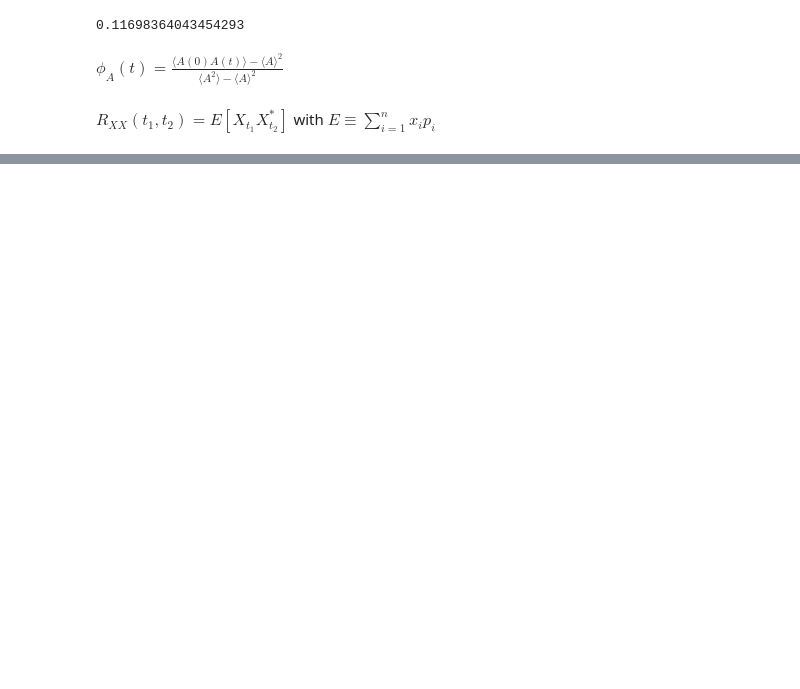
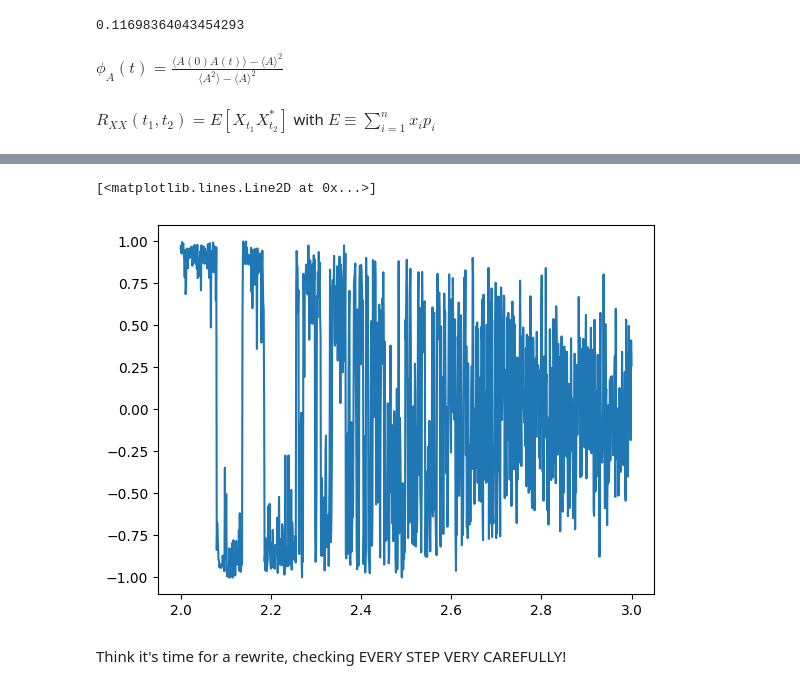
Before and after one commit to noahchanoah/thesis, a Jupyter notebook: IsingSci.ipynb, the cells around one changed output, grey strips where cells are left out. Saved outputs shown, nothing was run; the diff lists cells and outputs as text; code cells hidden in the pictures; blank space fills up the shorter version.

```diff
--- a/IsingSci.ipynb
+++ b/IsingSci.ipynb
@@ -341,0 +432,13 @@ Utility
+# %%
+magArr = []
+newHotLattice = initLattice(10, True)
+tempRange = np.linspace(2,3,1000)
+for temperature in tempRange:
+    relaxLattice(newHotLattice, temperature, 5000)
+    magAfterTherm = MetropolisDumb(newHotLattice, temperature, 1000)
+    magArr.append(magAfterTherm[len(magAfterTherm)-1])
+
+plt.plot(tempRange, magArr)
+# %% [output]
+[<matplotlib.lines.Line2D at 0x...>]
+[figure, added]
@@ -341,0 +448,2 @@ Utility
+# %% [markdown]
+Think it's time for a rewrite, checking EVERY STEP VERY CAREFULLY!
```
Also changed, not shown: parts of 12 cells of this notebook.
